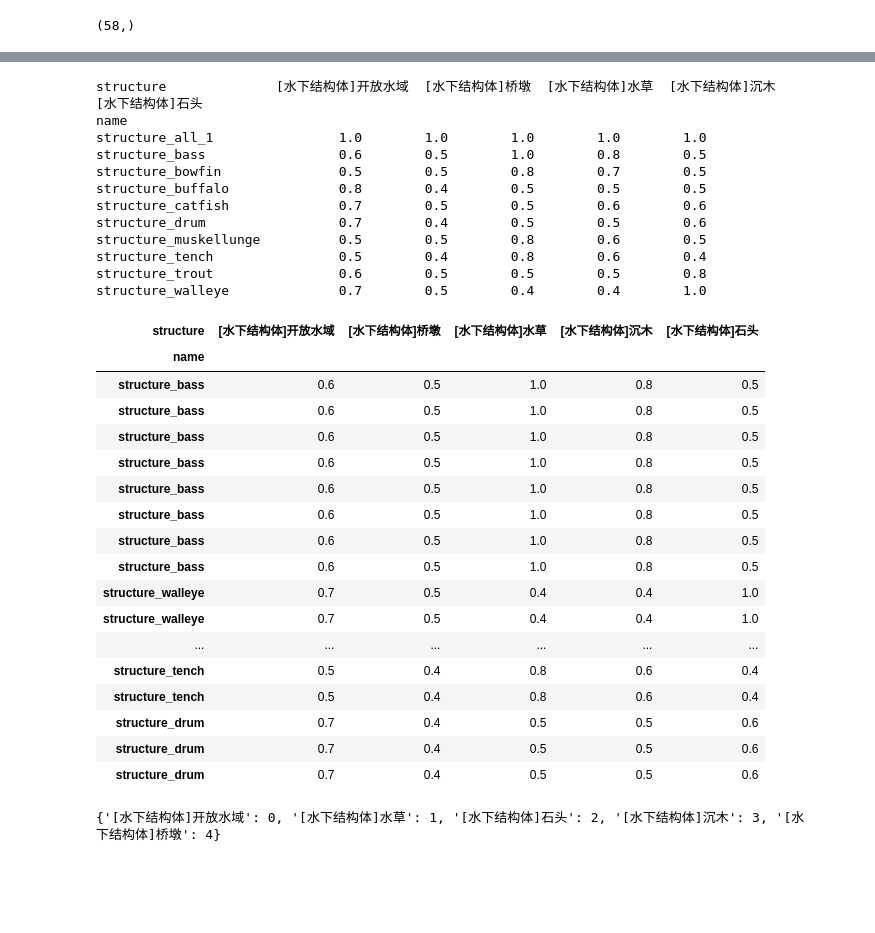
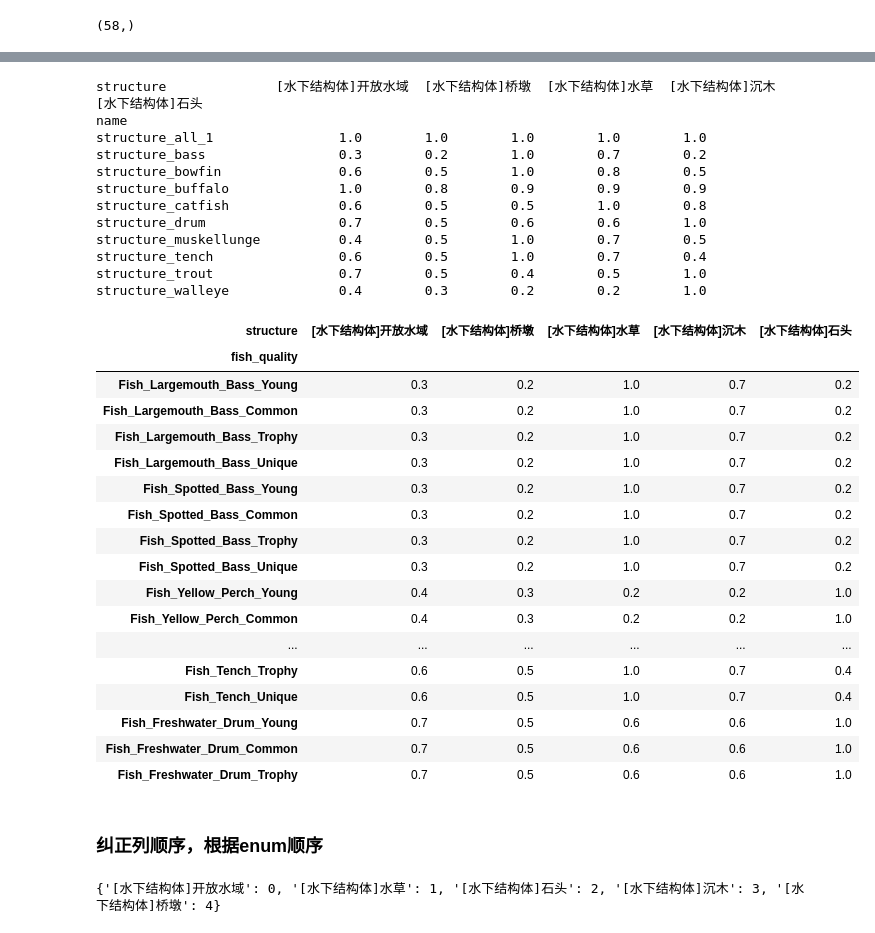
Before and after one commit to futouyiba/StatDemo, a Jupyter notebook: vectorizedConfigsVisualizer.ipynb, the cells around one changed output, grey strips where cells are left out. Saved outputs shown, nothing was run; the diff lists cells and outputs as text; code cells hidden in the pictures; blank space fills up the shorter version.

Commit message:
completed this version of hit fish visualization

```diff
--- a/vectorizedConfigsVisualizer.ipynb
+++ b/vectorizedConfigsVisualizer.ipynb
@@ -233,6 +247,7 @@ print(f'湖的尺寸为 {map_length} x {map_width} x {map_depth}')
 湖的尺寸为 159 x 64 x 5
 # %%
 material_np = np.full((map_length, map_width, map_depth), Material.GROUND.value, dtype=int)
+max_depth_np = np.full((map_length, map_width), np.inf, dtype=float)
 
 for rows in mapDatas:
     for item in rows:
@@ -240,6 +255,9 @@ for rows in mapDatas:
         y = item['y']
         depth = item['waterDepth']
         # 先初始化成2d编辑器编出来的material
+        max_depth_np[x][y] = depth
+        if depth == 0:
+            max_depth_np[x][y] = np.inf
         for i in range(depth):
             material_np[x][y][i] = Material.WATER.value
         # 如果有表面物体，就直通到水底
@@ -399,37 +423,41 @@ print(pivot_table)
 structure              [水下结构体]开放水域  [水下结构体]桥墩  [水下结构体]水草  [水下结构体]沉木  [水下结构体]石头
 name
 structure_all_1                1.0        1.0        1.0        1.0        1.0
-structure_bass                 0.6        0.5        1.0        0.8        0.5
-structure_bowfin               0.5        0.5        0.8        0.7        0.5
-structure_buffalo              0.8        0.4        0.5        0.5        0.5
-structure_catfish              0.7        0.5        0.5        0.6        0.6
-structure_drum                 0.7        0.4        0.5        0.5        0.6
-structure_muskellunge          0.5        0.5        0.8        0.6        0.5
-structure_tench                0.5        0.4        0.8        0.6        0.4
-structure_trout                0.6        0.5        0.5        0.5        0.8
-structure_walleye              0.7        0.5        0.4        0.4        1.0
+structure_bass                 0.3        0.2        1.0        0.7        0.2
+structure_bowfin               0.6        0.5        1.0        0.8        0.5
+structure_buffalo              1.0        0.8        0.9        0.9        0.9
+structure_catfish              0.6        0.5        0.5        1.0        0.8
+structure_drum                 0.7        0.5        0.6        0.6        1.0
+structure_muskellunge          0.4        0.5        1.0        0.7        0.5
+structure_tench                0.6        0.5        1.0        0.7        0.4
+structure_trout                0.7        0.5        0.4        0.5        1.0
+structure_walleye              0.4        0.3        0.2        0.2        1.0
 # %%
-structAffIds = fishEnvAffinityDf['struct_id'].values
+structAffIds = selectedFishEnvAffinityDf['struct_id'].values
 fishToStructAffDf = pivot_table.loc[structAffIds]
+fishToStructAffDf.index = fishNames
+fishToStructAffDf.index.name = 'fish_quality'
 fishToStructAffDf
 # %% [output]
 | structure | [水下结构体]开放水域 | [水下结构体]桥墩 | [水下结构体]水草 | [水下结构体]沉木 | [水下结构体]石头 |
-| name |  |  |  |  |  |
-| structure_bass | 0.6 | 0.5 | 1.0 | 0.8 | 0.5 |
-| structure_bass | 0.6 | 0.5 | 1.0 | 0.8 | 0.5 |
-| structure_bass | 0.6 | 0.5 | 1.0 | 0.8 | 0.5 |
-| structure_bass | 0.6 | 0.5 | 1.0 | 0.8 | 0.5 |
-| structure_bass | 0.6 | 0.5 | 1.0 | 0.8 | 0.5 |
-| structure_bass | 0.6 | 0.5 | 1.0 | 0.8 | 0.5 |
-| structure_bass | 0.6 | 0.5 | 1.0 | 0.8 | 0.5 |
-| structure_bass | 0.6 | 0.5 | 1.0 | 0.8 | 0.5 |
-| structure_walleye | 0.7 | 0.5 | 0.4 | 0.4 | 1.0 |
-| structure_walleye | 0.7 | 0.5 | 0.4 | 0.4 | 1.0 |
+| fish_quality |  |  |  |  |  |
+| Fish_Largemouth_Bass_Young | 0.3 | 0.2 | 1.0 | 0.7 | 0.2 |
+| Fish_Largemouth_Bass_Common | 0.3 | 0.2 | 1.0 | 0.7 | 0.2 |
+| Fish_Largemouth_Bass_Trophy | 0.3 | 0.2 | 1.0 | 0.7 | 0.2 |
+| Fish_Largemouth_Bass_Unique | 0.3 | 0.2 | 1.0 | 0.7 | 0.2 |
+| Fish_Spotted_Bass_Young | 0.3 | 0.2 | 1.0 | 0.7 | 0.2 |
+| Fish_Spotted_Bass_Common | 0.3 | 0.2 | 1.0 | 0.7 | 0.2 |
+| Fish_Spotted_Bass_Trophy | 0.3 | 0.2 | 1.0 | 0.7 | 0.2 |
+| Fish_Spotted_Bass_Unique | 0.3 | 0.2 | 1.0 | 0.7 | 0.2 |
+| Fish_Yellow_Perch_Young | 0.4 | 0.3 | 0.2 | 0.2 | 1.0 |
+| Fish_Yellow_Perch_Common | 0.4 | 0.3 | 0.2 | 0.2 | 1.0 |
 | ... | ... | ... | ... | ... | ... |
-| structure_tench | 0.5 | 0.4 | 0.8 | 0.6 | 0.4 |
-| structure_tench | 0.5 | 0.4 | 0.8 | 0.6 | 0.4 |
-| structure_drum | 0.7 | 0.4 | 0.5 | 0.5 | 0.6 |
-| structure_drum | 0.7 | 0.4 | 0.5 | 0.5 | 0.6 |
-| structure_drum | 0.7 | 0.4 | 0.5 | 0.5 | 0.6 |
+| Fish_Tench_Trophy | 0.6 | 0.5 | 1.0 | 0.7 | 0.4 |
+| Fish_Tench_Unique | 0.6 | 0.5 | 1.0 | 0.7 | 0.4 |
+| Fish_Freshwater_Drum_Young | 0.7 | 0.5 | 0.6 | 0.6 | 1.0 |
+| Fish_Freshwater_Drum_Common | 0.7 | 0.5 | 0.6 | 0.6 | 1.0 |
+| Fish_Freshwater_Drum_Trophy | 0.7 | 0.5 | 0.6 | 0.6 | 1.0 |
+# %% [markdown]
+### 纠正列顺序，根据enum顺序
 # %%
 # 读取Excel文件
```
Also changed, not shown: parts of 55 cells of this notebook.
